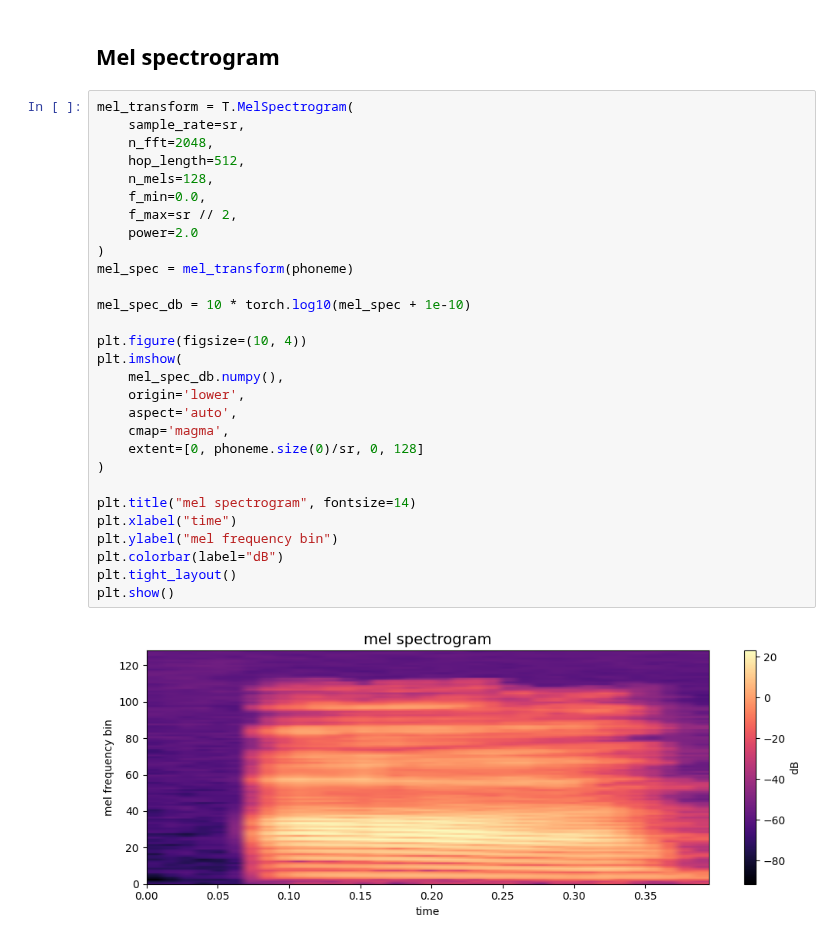
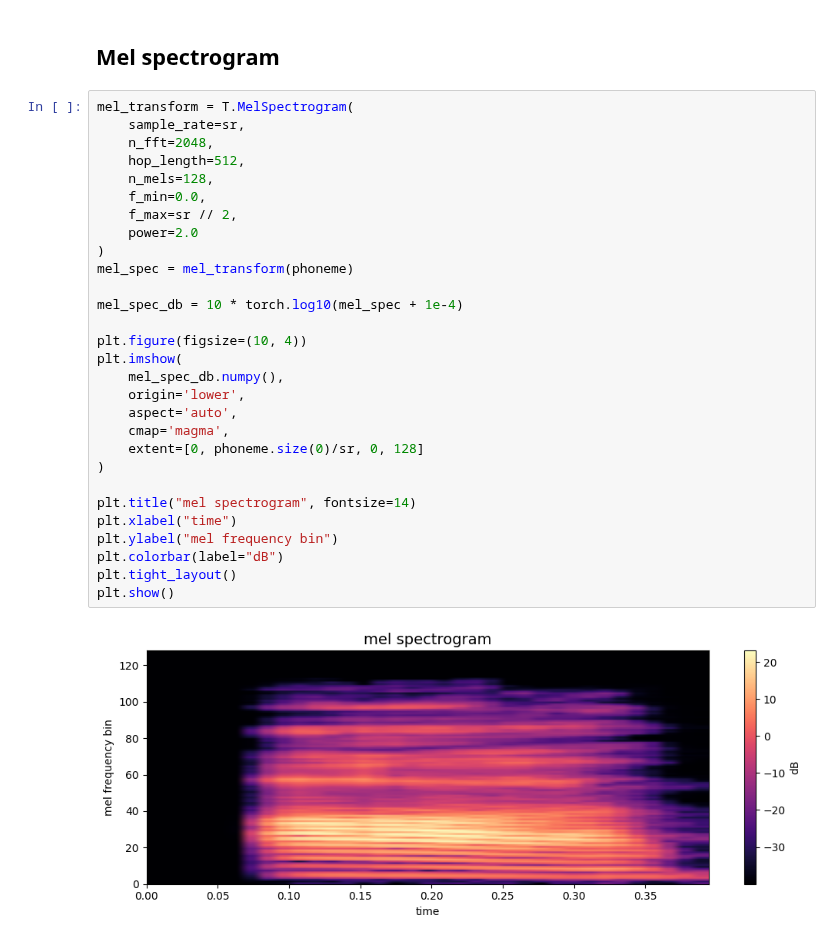
Before and after one commit to Dripl1x/HSEProject2025, a Jupyter notebook: spectrogram_experimenting.ipynb, the cells around one changed output. Saved outputs shown, nothing was run; the diff lists cells and outputs as text.

Commit message:
small fix in mel_spec_db

```diff
--- a/spectrogram_experimenting.ipynb
+++ b/spectrogram_experimenting.ipynb
@@ -157,31 +157,31 @@ plt.show()
 # %%
 mel_transform = T.MelSpectrogram(
     sample_rate=sr,
     n_fft=2048,
     hop_length=512,
     n_mels=128,
     f_min=0.0,
     f_max=sr // 2,
     power=2.0
 )
 mel_spec = mel_transform(phoneme)
 
-mel_spec_db = 10 * torch.log10(mel_spec + 1e-10)
+mel_spec_db = 10 * torch.log10(mel_spec + 1e-4)
 
 plt.figure(figsize=(10, 4))
 plt.imshow(
     mel_spec_db.numpy(),
     origin='lower',
     aspect='auto',
     cmap='magma',
     extent=[0, phoneme.size(0)/sr, 0, 128]
 )
 
 plt.title("mel spectrogram", fontsize=14)
 plt.xlabel("time")
 plt.ylabel("mel frequency bin")
 plt.colorbar(label="dB")
 plt.tight_layout()
 plt.show()
 # %% [output]
-[figure, old version]
+[figure, new version]
```
